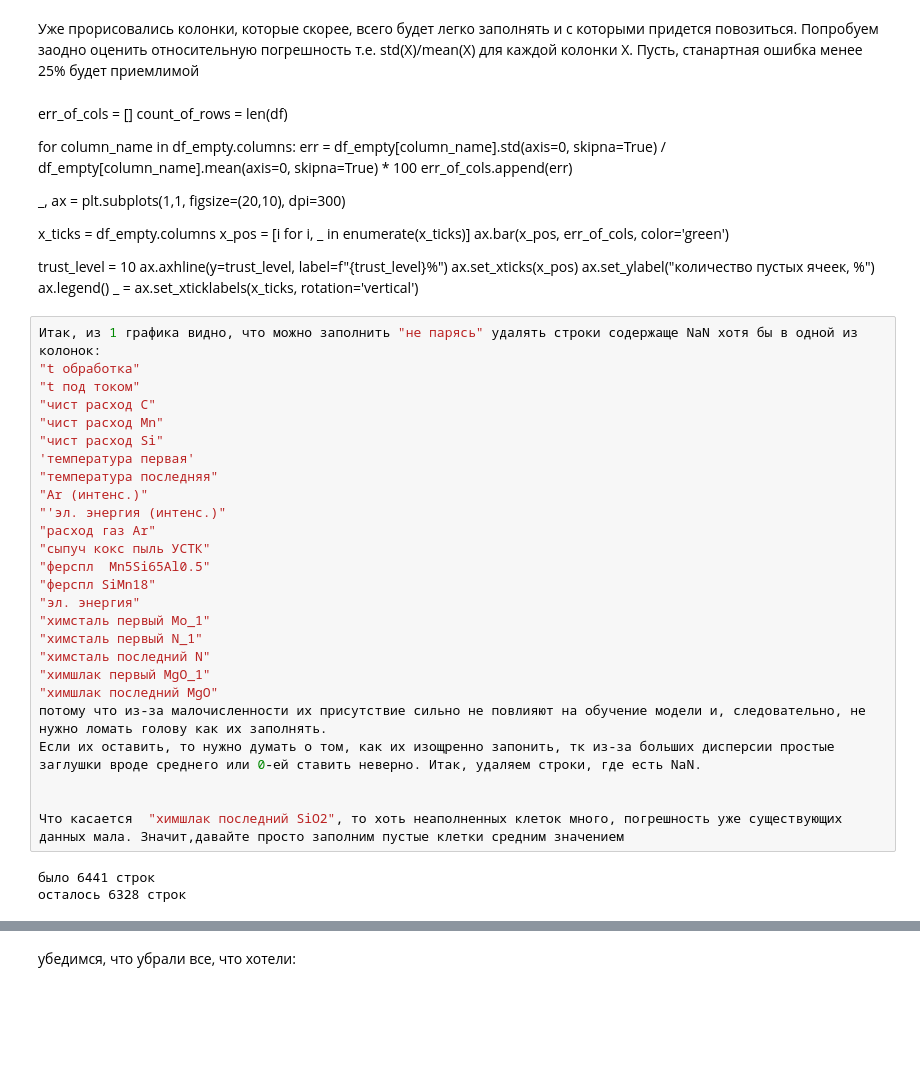
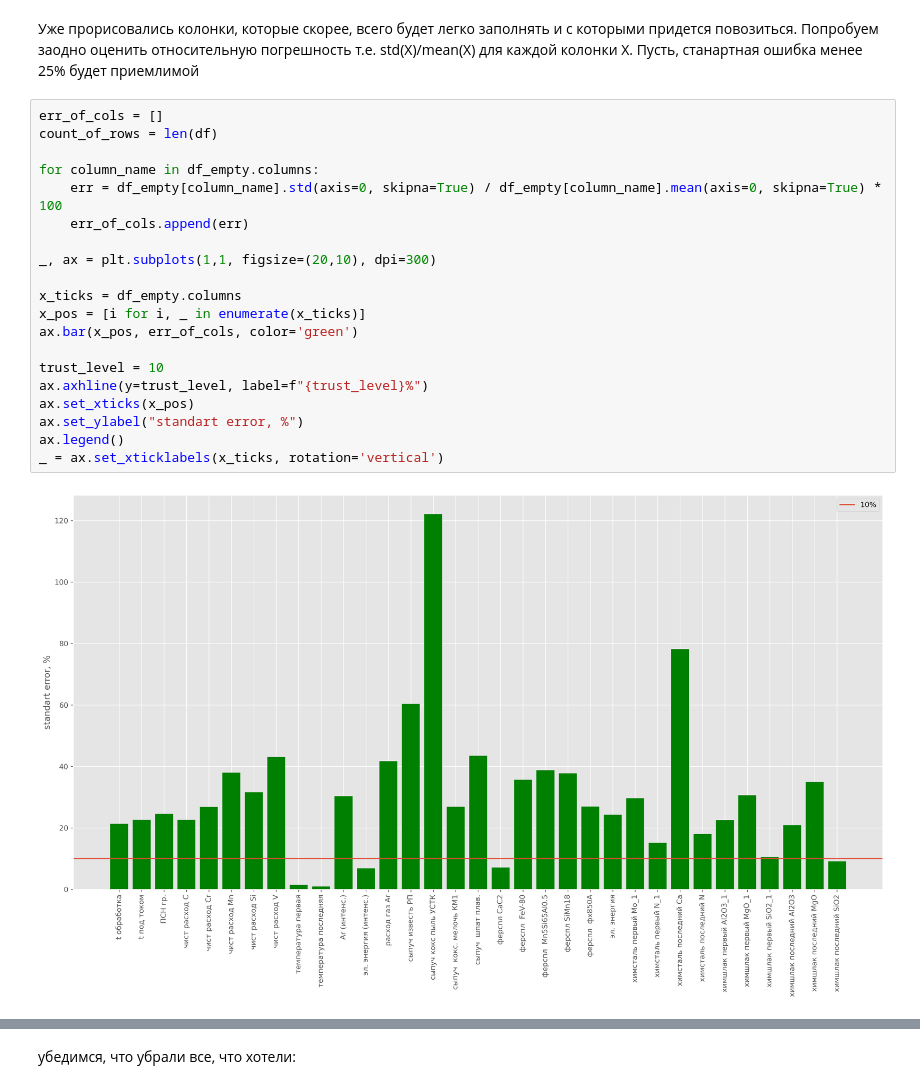
Before and after one commit to comptech-winter-school/steel-alloying, a Jupyter notebook: preprocessing_Anvar.ipynb, the cells around one changed output, grey strips where cells are left out. Drawn from its saved outputs; the diff is of its cells as text; blank space fills up the shorter version.

Commit message:
fix: name of plot vertical axis

```diff
--- a/preprocessing_Anvar.ipynb
+++ b/preprocessing_Anvar.ipynb
@@ -167,52 +166,25 @@ _ = ax.set_xticklabels(x_ticks, rotation='vertical')
 [figure]
 # %% [markdown]
 Уже прорисовались колонки, которые скорее, всего будет легко заполнять и с которыми придется повозиться. Попробуем заодно оценить относительную погрешность т.е. std(X)/mean(X) для каждой колонки X. Пусть, станартная ошибка менее 25% будет приемлимой
-# %% [markdown]
-err_of_cols = []
-count_of_rows = len(df)
-
-for column_name in df_empty.columns:
-    err = df_empty[column_name].std(axis=0, skipna=True) / df_empty[column_name].mean(axis=0, skipna=True) * 100
-    err_of_cols.append(err)
-
-_, ax = plt.subplots(1,1, figsize=(20,10), dpi=300)
-
-x_ticks = df_empty.columns
-x_pos = [i for i, _ in enumerate(x_ticks)]
-ax.bar(x_pos, err_of_cols, color='green')
-
-trust_level = 10
-ax.axhline(y=trust_level, label=f"{trust_level}%")
-ax.set_xticks(x_pos)
-ax.set_ylabel("количество пустых ячеек, %")
-ax.legend()
-_ = ax.set_xticklabels(x_ticks, rotation='vertical')
-# %%
-Итак, из 1 графика видно, что можно заполнить "не парясь" удалять строки содержаще NaN хотя бы в одной из колонок:
-"t обработка"
-"t под током"
-"чист расход C"
-"чист расход Mn"
-"чист расход Si"
-'температура первая'
-"температура последняя"
-"Ar (интенс.)"
-"'эл. энергия (интенс.)"
-"расход газ Ar"
-"сыпуч кокс пыль УСТК"
-"ферспл  Mn5Si65Al0.5"
-"ферспл SiMn18"
-"эл. энергия"
-"химсталь первый Mo_1"
-"химсталь первый N_1"
-"химсталь последний N"
-"химшлак первый MgO_1"
-"химшлак последний MgO"
-потому что из-за малочисленности их присутствие сильно не повлияют на обучение модели и, следовательно, не нужно ломать голову как их заполнять.
-Если их оставить, то нужно думать о том, как их изощренно запонить, тк из-за больших дисперсии простые заглушки вроде среднего или 0-ей ставить неверно. Итак, удаляем строки, где есть NaN.
-
-
-Что касается  "химшлак последний SiO2", то хоть неаполненных клеток много, погрешность уже существующих данных мала. Значит,давайте просто заполним пустые клетки средним значением
-# %% [output]
-было 6441 строк
-осталось 6328 строк
+# %%
+err_of_cols = []
+count_of_rows = len(df)
+
+for column_name in df_empty.columns:
+    err = df_empty[column_name].std(axis=0, skipna=True) / df_empty[column_name].mean(axis=0, skipna=True) * 100
+    err_of_cols.append(err)
+
+_, ax = plt.subplots(1,1, figsize=(20,10), dpi=300)
+
+x_ticks = df_empty.columns
+x_pos = [i for i, _ in enumerate(x_ticks)]
+ax.bar(x_pos, err_of_cols, color='green')
+
+trust_level = 10
+ax.axhline(y=trust_level, label=f"{trust_level}%")
+ax.set_xticks(x_pos)
+ax.set_ylabel("standart error, %")
+ax.legend()
+_ = ax.set_xticklabels(x_ticks, rotation='vertical')
+# %% [output]
+[figure, added]
```
Also changed, not shown: parts of 6 cells of this notebook.
